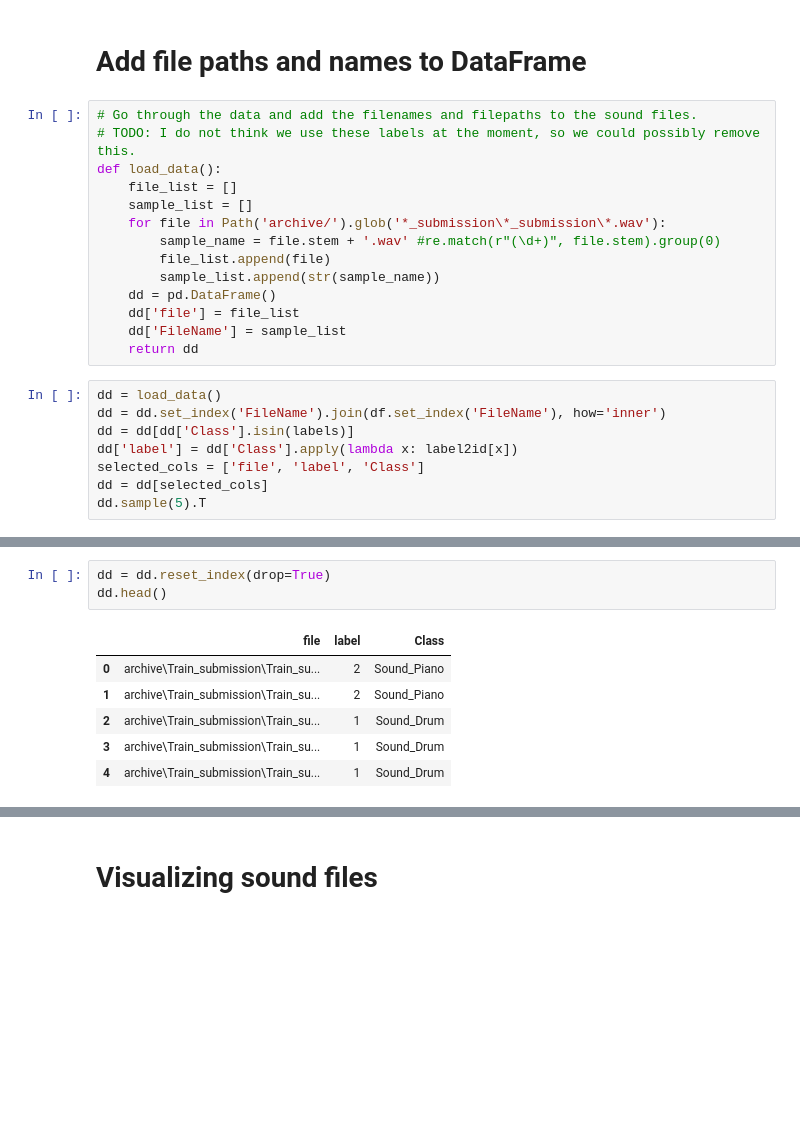
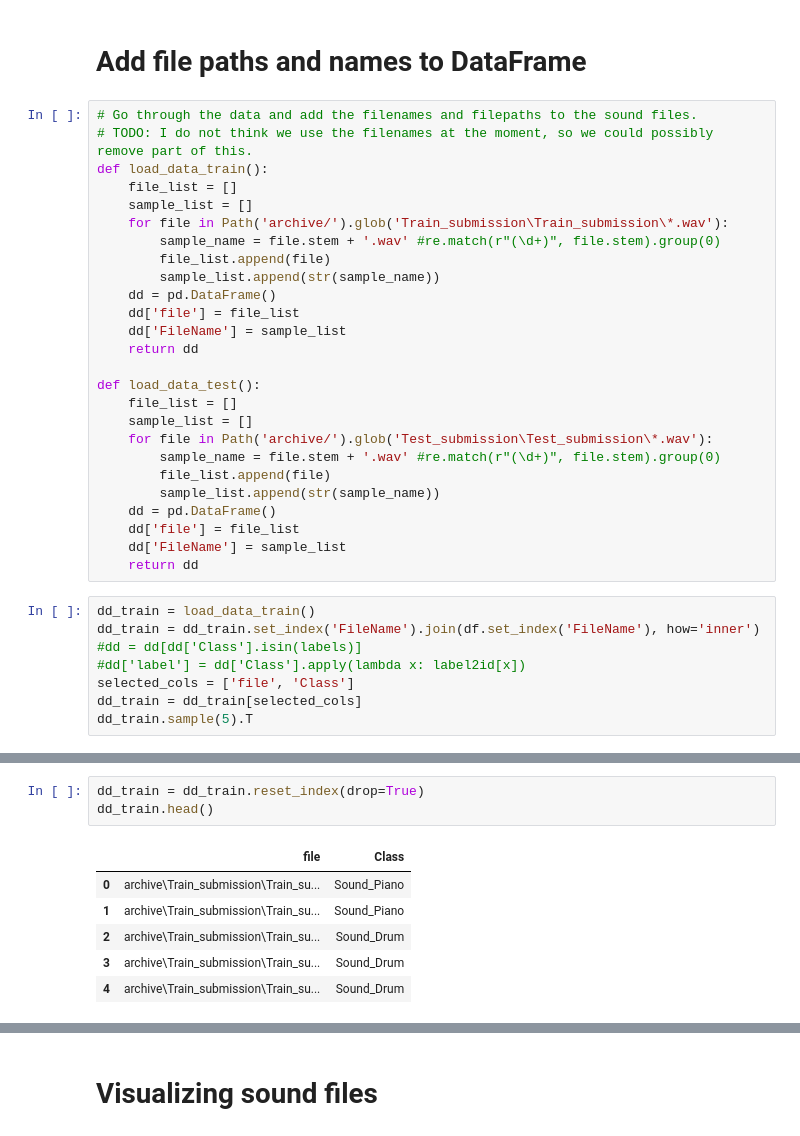
Before and after one commit to cristex/DML-Project, a Jupyter notebook: musical-instrument-detection.ipynb, the cells around one changed output, grey strips where cells are left out. Cells and saved outputs as stored; diff of their text form; blank space fills up the shorter version.

Commit message:
Separating train and test

```diff
--- a/musical-instrument-detection.ipynb
+++ b/musical-instrument-detection.ipynb
@@ -108,11 +111,11 @@ Name: count, dtype: int64
 # Add file paths and names to DataFrame
 # %%
 # Go through the data and add the filenames and filepaths to the sound files.
-# TODO: I do not think we use these labels at the moment, so we could possibly remove this.
-def load_data():
+# TODO: I do not think we use the filenames at the moment, so we could possibly remove part of this.
+def load_data_train():
     file_list = []
     sample_list = []
-    for file in Path('archive/').glob('*_submission\*_submission\*.wav'):
+    for file in Path('archive/').glob('Train_submission\Train_submission\*.wav'):
         sample_name = file.stem + '.wav' #re.match(r"(\d+)", file.stem).group(0)
         file_list.append(file)
         sample_list.append(str(sample_name))
@@ -120,12 +123,24 @@ def load_data():
     dd['file'] = file_list
     dd['FileName'] = sample_list
     return dd
+
+def load_data_test():
+    file_list = []
+    sample_list = []
+    for file in Path('archive/').glob('Test_submission\Test_submission\*.wav'):
+        sample_name = file.stem + '.wav' #re.match(r"(\d+)", file.stem).group(0)
+        file_list.append(file)
+        sample_list.append(str(sample_name))
+    dd = pd.DataFrame()
+    dd['file'] = file_list
+    dd['FileName'] = sample_list
+    return dd
 # %%
-dd = load_data()
-dd = dd.set_index('FileName').join(df.set_index('FileName'), how='inner')
-dd = dd[dd['Class'].isin(labels)]
-dd['label'] = dd['Class'].apply(lambda x: label2id[x])
-selected_cols = ['file', 'label', 'Class']
-dd = dd[selected_cols]
-dd.sample(5).T
+dd_train = load_data_train()
+dd_train = dd_train.set_index('FileName').join(df.set_index('FileName'), how='inner')
+#dd = dd[dd['Class'].isin(labels)]
+#dd['label'] = dd['Class'].apply(lambda x: label2id[x])
+selected_cols = ['file', 'Class']
+dd_train = dd_train[selected_cols]
+dd_train.sample(5).T
 # %% [output]
@@ -136,10 +150,10 @@ dd.sample(5).T
 # %%
-dd = dd.reset_index(drop=True)
-dd.head()
+dd_train = dd_train.reset_index(drop=True)
+dd_train.head()
 # %% [output]
-|  | file | label | Class |
-| 0 | archive\Train_submission\Train_su... | 2 | Sound_Piano |
-| 1 | archive\Train_submission\Train_su... | 2 | Sound_Piano |
-| 2 | archive\Train_submission\Train_su... | 1 | Sound_Drum |
-| 3 | archive\Train_submission\Train_su... | 1 | Sound_Drum |
-| 4 | archive\Train_submission\Train_su... | 1 | Sound_Drum |
+|  | file | Class |
+| 0 | archive\Train_submission\Train_su... | Sound_Piano |
+| 1 | archive\Train_submission\Train_su... | Sound_Piano |
+| 2 | archive\Train_submission\Train_su... | Sound_Drum |
+| 3 | archive\Train_submission\Train_su... | Sound_Drum |
+| 4 | archive\Train_submission\Train_su... | Sound_Drum |
```
Also changed, not shown: parts of 19 cells of this notebook.
